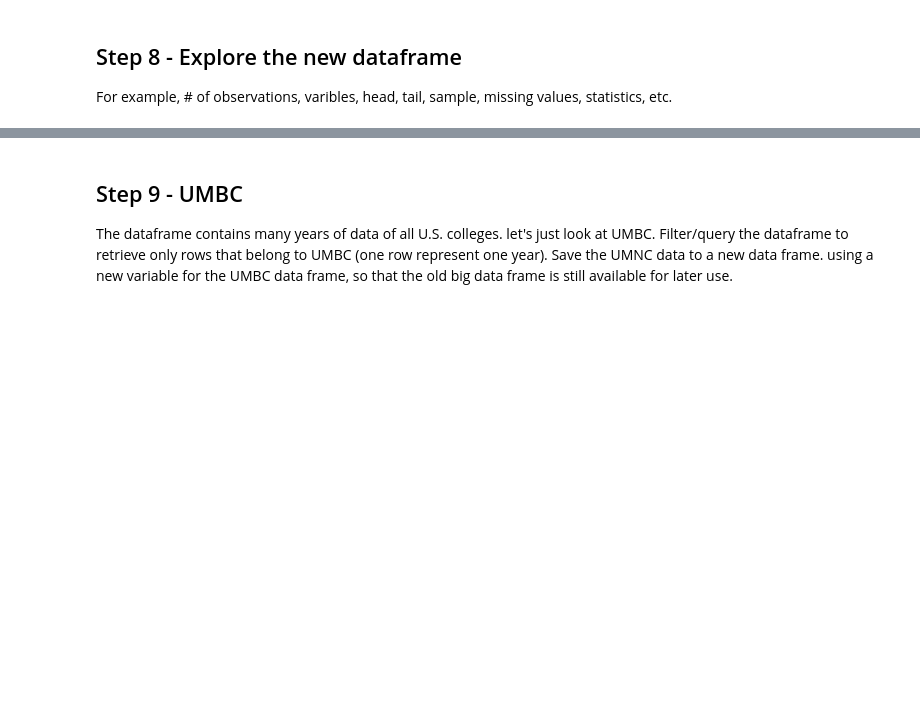
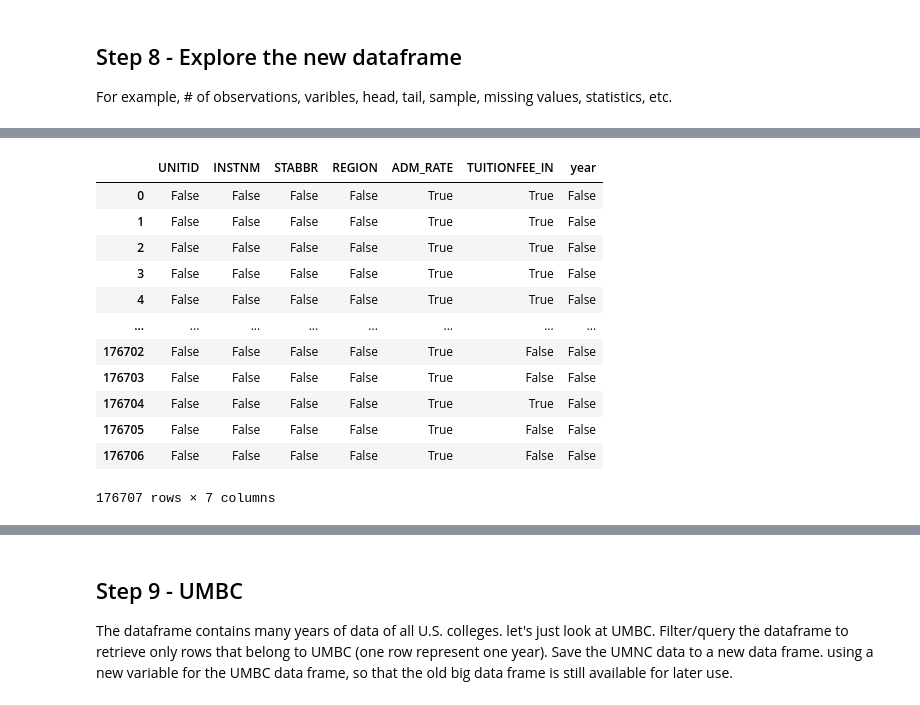
Before and after one commit to vunnampragathi/690-stats-and-visu, a Jupyter notebook: assignments_06/assignment_06.ipynb, the cells around one changed output, grey strips where cells are left out. Cells and saved outputs as stored; diff of their text form; code cells hidden in the pictures; blank space fills up the shorter version.

```diff
--- a/assignments_06/assignment_06.ipynb
+++ b/assignments_06/assignment_06.ipynb
@@ -132,0 +271,16 @@ For example, # of observations, varibles, head, tail, sample, missing values, st
+# %%
+df_all.isnull()
+# %% [output]
+|  | UNITID | INSTNM | STABBR | REGION | ADM_RATE | TUITIONFEE_IN | year |
+| 0 | False | False | False | False | True | True | False |
+| 1 | False | False | False | False | True | True | False |
+| 2 | False | False | False | False | True | True | False |
+| 3 | False | False | False | False | True | True | False |
+| 4 | False | False | False | False | True | True | False |
+| ... | ... | ... | ... | ... | ... | ... | ... |
+| 176702 | False | False | False | False | True | False | False |
+| 176703 | False | False | False | False | True | False | False |
+| 176704 | False | False | False | False | True | True | False |
+| 176705 | False | False | False | False | True | False | False |
+| 176706 | False | False | False | False | True | False | False |
+176707 rows × 7 columns
```
Also changed, not shown: parts of 40 cells of this notebook.
